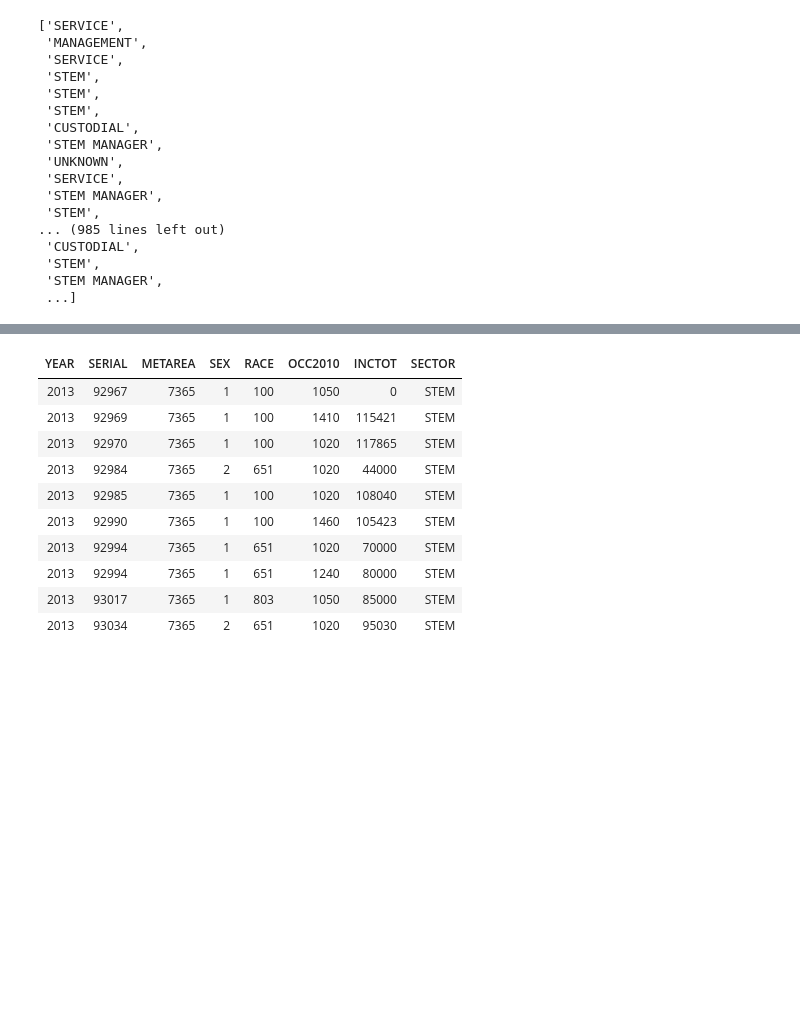
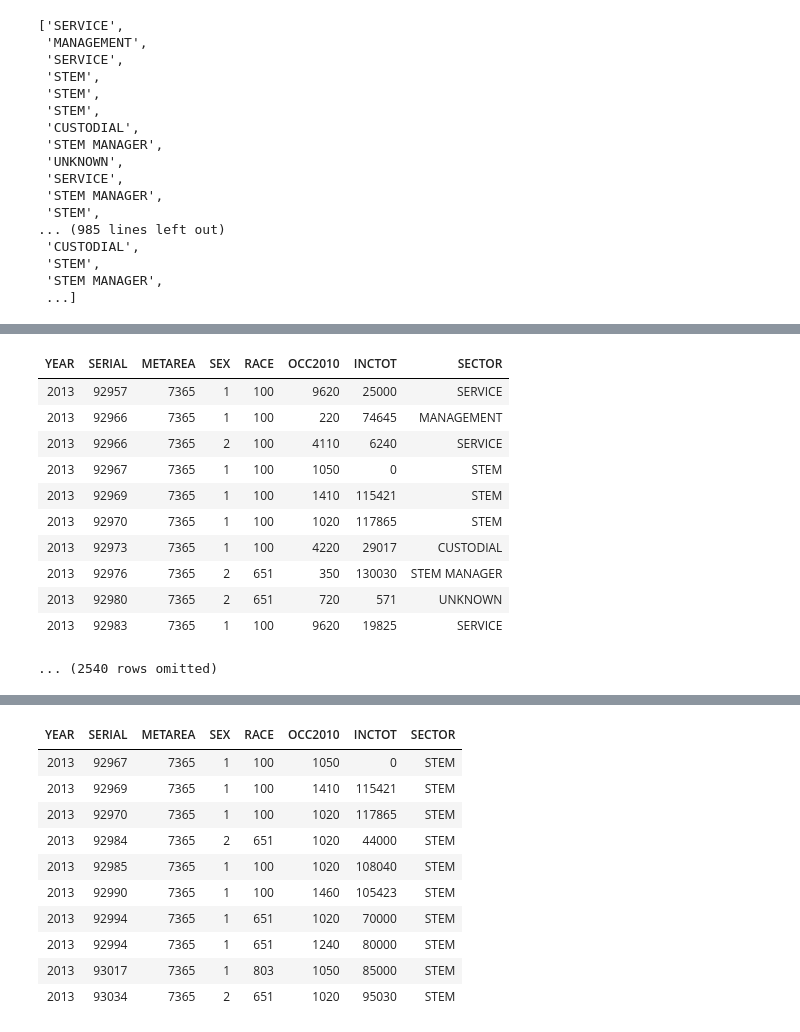
Before and after one commit to ds-modules/GWS-131, a Jupyter notebook: bay_area.ipynb, the cells around one changed output, grey strips where cells are left out. Saved outputs shown, nothing was run; the diff lists cells and outputs as text; code cells hidden in the pictures; blank space fills up the shorter version.

```diff
--- a/bay_area.ipynb
+++ b/bay_area.ipynb
@@ -179,0 +165,17 @@ ValueError: Image size of 432x91800 pixels is too large. It must be less than 2^
+# %%
+#sector_df = sector.to_df
+with_sector = cut_bay_area.with_column('SECTOR', sector)
+with_sector
+# %% [output]
+| YEAR | SERIAL | METAREA | SEX | RACE | OCC2010 | INCTOT | SECTOR |
+| 2013 | 92957 | 7365 | 1 | 100 | 9620 | 25000 | SERVICE |
+| 2013 | 92966 | 7365 | 1 | 100 | 220 | 74645 | MANAGEMENT |
+| 2013 | 92966 | 7365 | 2 | 100 | 4110 | 6240 | SERVICE |
+| 2013 | 92967 | 7365 | 1 | 100 | 1050 | 0 | STEM |
+| 2013 | 92969 | 7365 | 1 | 100 | 1410 | 115421 | STEM |
+| 2013 | 92970 | 7365 | 1 | 100 | 1020 | 117865 | STEM |
+| 2013 | 92973 | 7365 | 1 | 100 | 4220 | 29017 | CUSTODIAL |
+| 2013 | 92976 | 7365 | 2 | 651 | 350 | 130030 | STEM MANAGER |
+| 2013 | 92980 | 7365 | 2 | 651 | 720 | 571 | UNKNOWN |
+| 2013 | 92983 | 7365 | 1 | 100 | 9620 | 19825 | SERVICE |
+... (2540 rows omitted)
```
Also changed, not shown: parts of 5 cells of this notebook.
